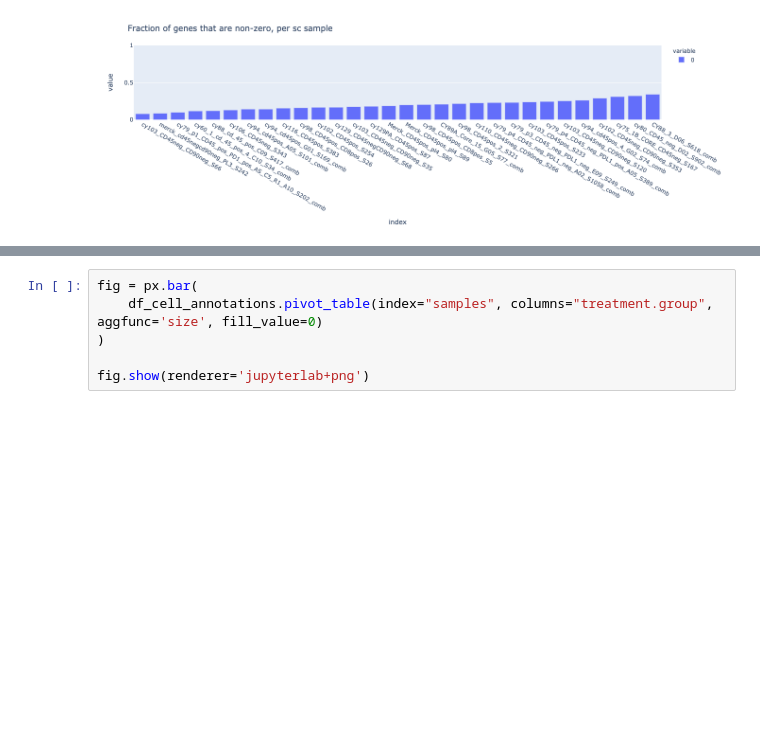
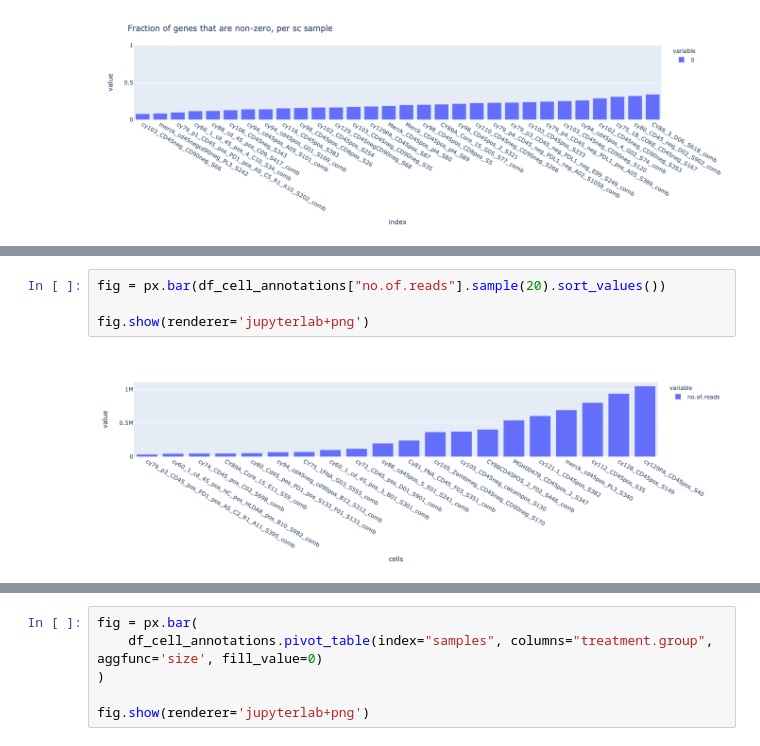
Before and after one commit to davidliu-lab/deconv, a Jupyter notebook: Load Derek's sc data from GEO.ipynb, the cells around one changed output, grey strips where cells are left out. Drawn from its saved outputs; the diff is of its cells as text; blank space fills up the shorter version.

```diff
--- a/Load Derek's sc data from GEO.ipynb
+++ b/Load Derek's sc data from GEO.ipynb
@@ -136,0 +153,6 @@ df_cell_annotations
+# %%
+fig = px.bar(df_cell_annotations["no.of.reads"].sample(20).sort_values())
+
+fig.show(renderer='jupyterlab+png')
+# %% [output]
+[figure, added]
```
Also changed, not shown: parts of 6 cells of this notebook.
